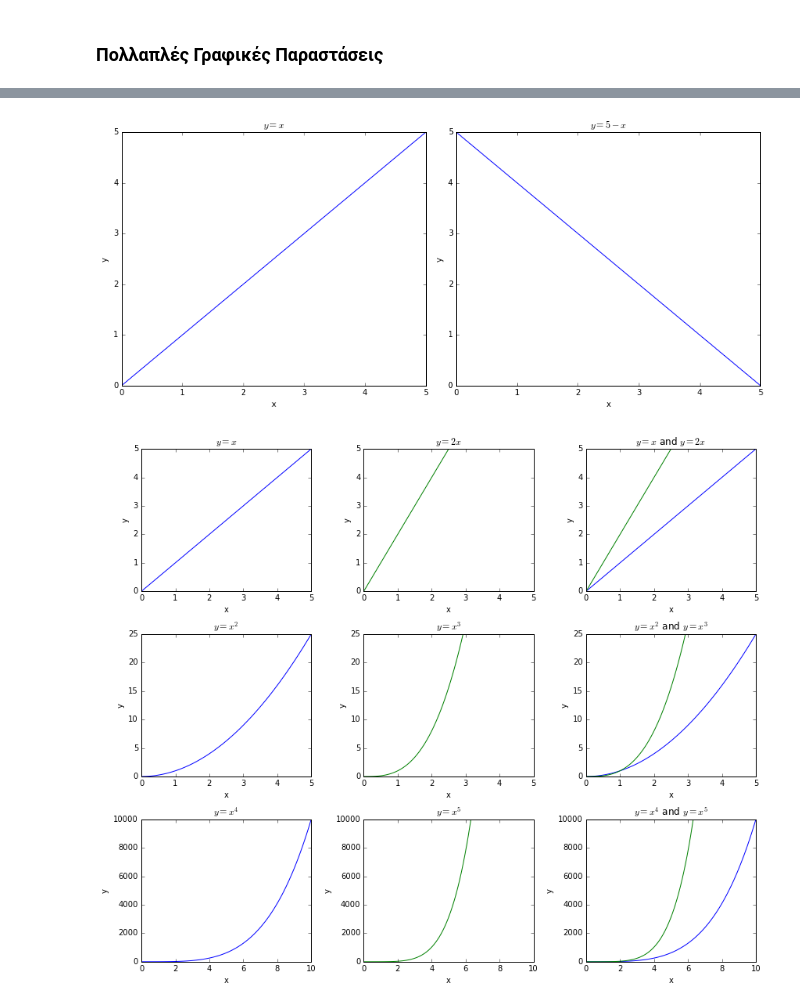
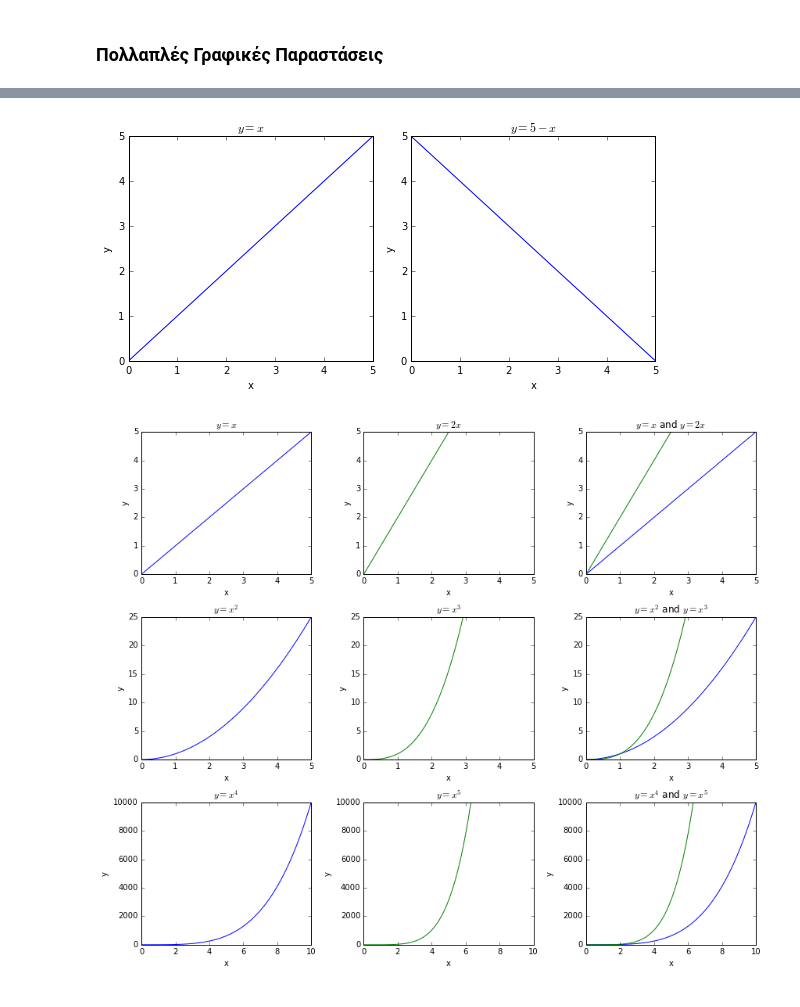
Before and after one commit to mwysis/MathimaPython2016, a Jupyter notebook: PythonMathimaNotes_GrafikesParastaseisMeMatplotlib.ipynb, the cells around one changed output, grey strips where cells are left out. Drawn from its saved outputs; the diff is of its cells as text; code cells hidden in the pictures.

```diff
--- a/PythonMathimaNotes_GrafikesParastaseisMeMatplotlib.ipynb
+++ b/PythonMathimaNotes_GrafikesParastaseisMeMatplotlib.ipynb
@@ -173,25 +225,25 @@ show()
 # %%
-fig = plt.figure(figsize=(12,10))
+fig = plt.figure(figsize=(8,4))
 
 x = linspace(0, 5, 100)
 
-sub1 = fig.add_subplot(221)
+sub1 = fig.add_subplot(121)
 sub1.plot(x, x)
 sub1.set_title('$y = x$')
 sub1.set_xlabel('x')
 sub1.set_ylabel('y')
 
-sub2 = fig.add_subplot(222)
+sub2 = fig.add_subplot(122)
 sub2.plot(x, 5-x)
 sub2.set_ylim(0,5)
 sub2.set_title("$y = 5 - x$")
 sub2.set_xlabel('x')
 sub2.set_ylabel('y')
 
 plt.tight_layout()
 plt.show()
 # %% [output]
-[figure, old version]
+[figure, new version]
 # %%
 fig = plt.figure(figsize=(12,10))
 
```
Also changed, not shown: parts of 36 cells of this notebook, 3 other files.
